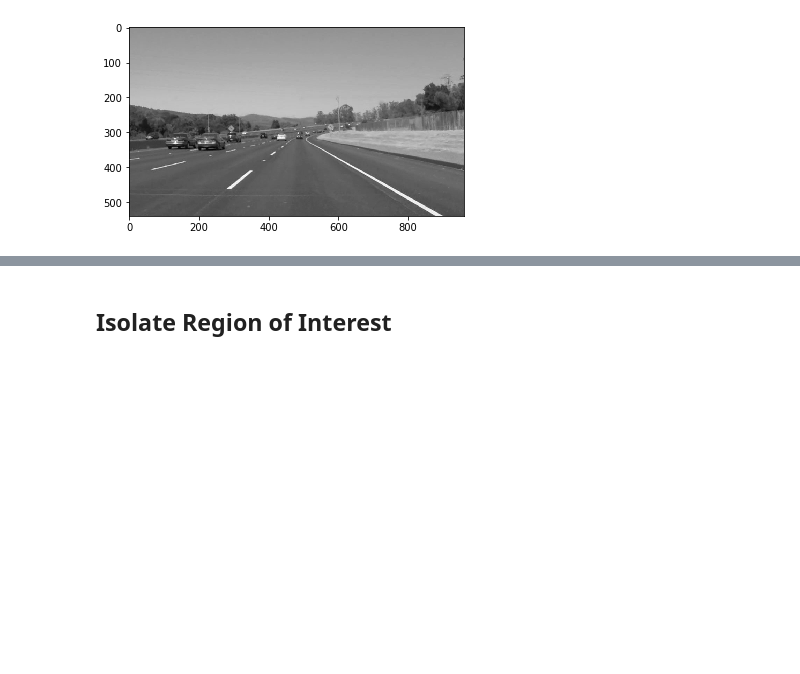
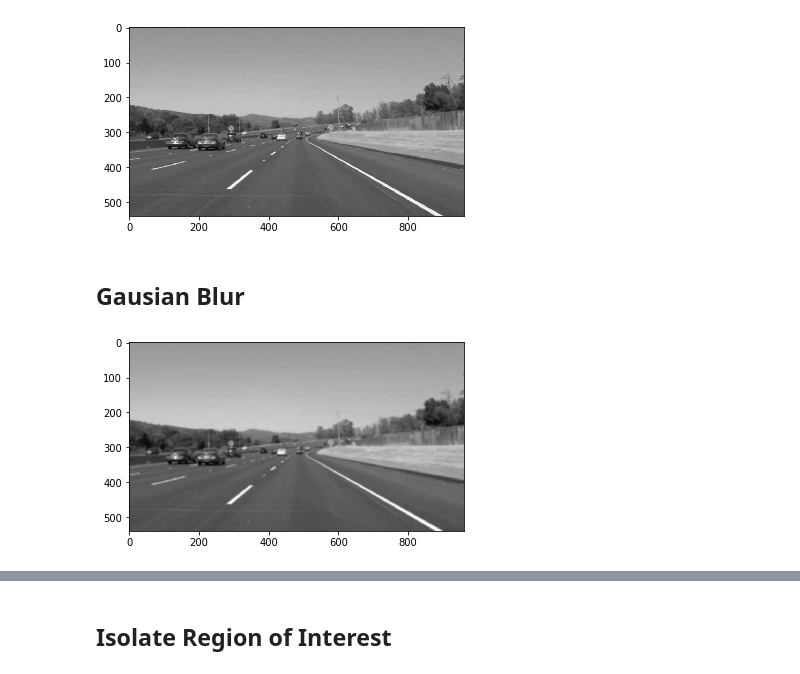
Before and after one commit to JohnMansell/P1_findingLaneLines, a Jupyter notebook: P1.ipynb, the cells around one changed output, grey strips where cells are left out. Saved outputs shown, nothing was run; the diff lists cells and outputs as text; code cells hidden in the pictures; blank space fills up the shorter version.

```diff
--- a/P1.ipynb
+++ b/P1.ipynb
@@ -230,3 +228,11 @@ grayPic = frame1.grayScale()
 show(grayPic)
 # %% [output]
 [figure]
+# %% [markdown]
+## Gausian Blur
+# %%
+kernel_size = 9
+blurPic = gaussian_blur(grayPic, kernel_size)
+show(blurPic)
+# %% [output]
+[figure, added]
```
Also changed, not shown: parts of 16 cells of this notebook.
